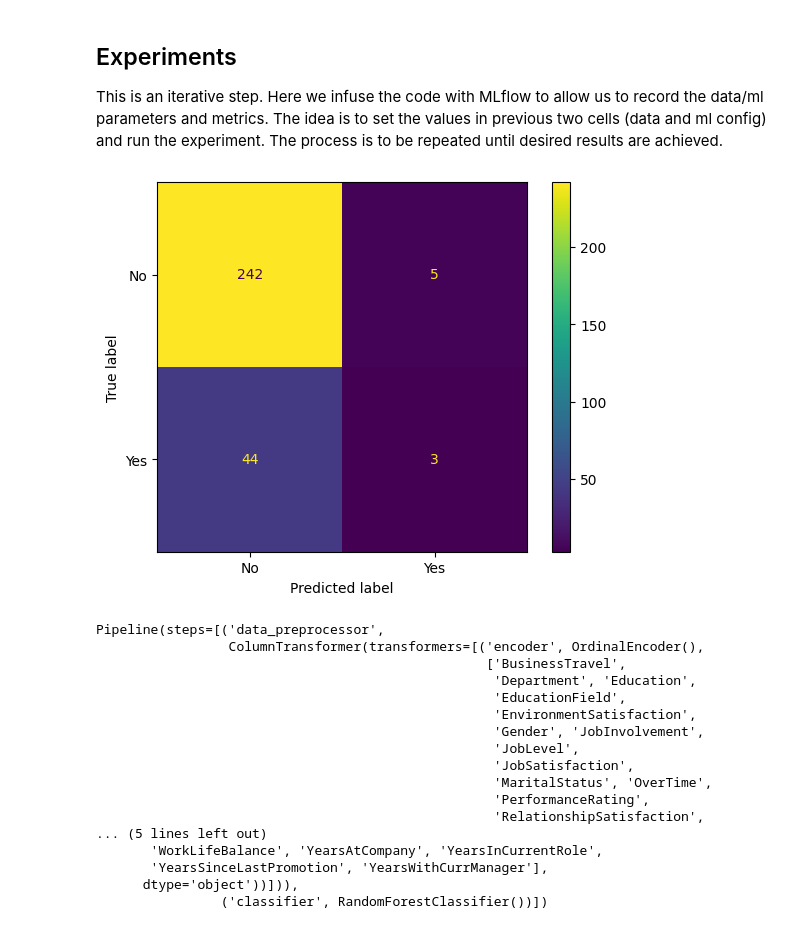
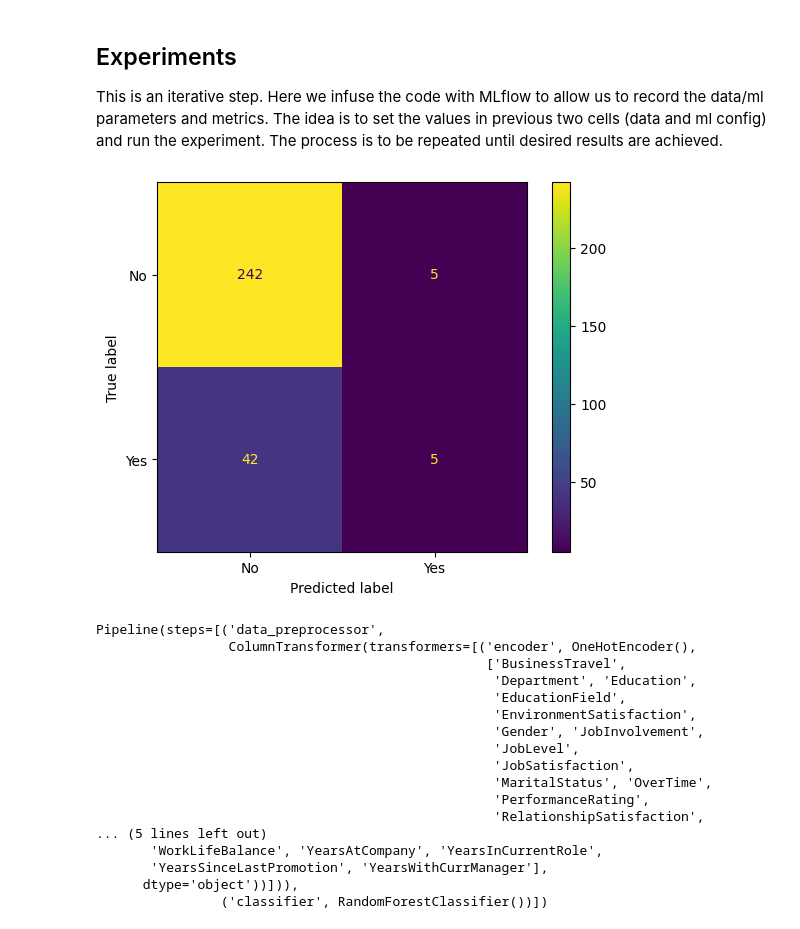
Before and after one commit to prp0x80/intro-to-mlflow, a Jupyter notebook: 04_mlflow_example.ipynb, the cells around one changed output. Saved outputs shown, nothing was run; the diff lists cells and outputs as text; code cells hidden in the pictures.

```diff
--- a/04_mlflow_example.ipynb
+++ b/04_mlflow_example.ipynb
@@ -69,8 +71,8 @@ label_col = "Attrition"
 
 test_size = 0.2
 category_threshold = 8
-feature_encoder = OrdinalEncoder
-feature_scaler = RobustScaler
+feature_encoder = OneHotEncoder
+feature_scaler = StandardScaler
 # %% [markdown]
 ## ML Config
 
@@ -107,7 +109,7 @@ with mlflow.start_run() as run:
     )
 
     # train model
-    model, labels_encoder, pipeline = train(
+    model, labels_encoder = train(
         train_X,
         train_y,
         feature_encoder,
@@ -115,41 +117,42 @@ with mlflow.start_run() as run:
         sklearn_classifier,
         category_threshold,
     )
 
     # log model
-    mlflow.sklearn.log_model(model, "hr-attrition-model")
+    signature = infer_signature(train_X, model.predict(train_X.sample(100)))
+    mlflow.sklearn.log_model(model, "hr-attrition-model", signature=signature)
 
     # evaluate on test data using trained model
     accuracy, precision, recall, f1, cm, plt_cm = evaluate(
         model, labels_encoder, test_X, test_y
     )
 
     # log metrics
     tp = cm[0][0]
     tn = cm[1][1]
     fp = cm[0][1]
     fn = cm[1][0]
     mlflow.log_metric("TP", tp)
     mlflow.log_metric("TN", tn)
     mlflow.log_metric("FP", fp)
     mlflow.log_metric("FN", fn)
     mlflow.log_metric("accuracy_score", accuracy)
     mlflow.log_metric("precision_score", precision)
     mlflow.log_metric("recall_score", recall)
     mlflow.log_metric("f1_score", f1)
 
     # log figure as artifact
     fig_name = "confusion-matrix.png"
     plt_cm.savefig(fig_name)
     mlflow.log_artifact(fig_name, "confusion-matrix-plot")
 # %% [output]
-[figure, old version]
+[figure, new version]
 # %%
 # | echo: false
-pipeline
+model
 # %% [output]
 Pipeline(steps=[('data_preprocessor',
-                 ColumnTransformer(transformers=[('encoder', OrdinalEncoder(),
+                 ColumnTransformer(transformers=[('encoder', OneHotEncoder(),
                                                   ['BusinessTravel',
                                                    'Department', 'Education',
                                                    'EducationField',
```
Also changed, not shown: parts of 7 cells of this notebook, 6 other files.
